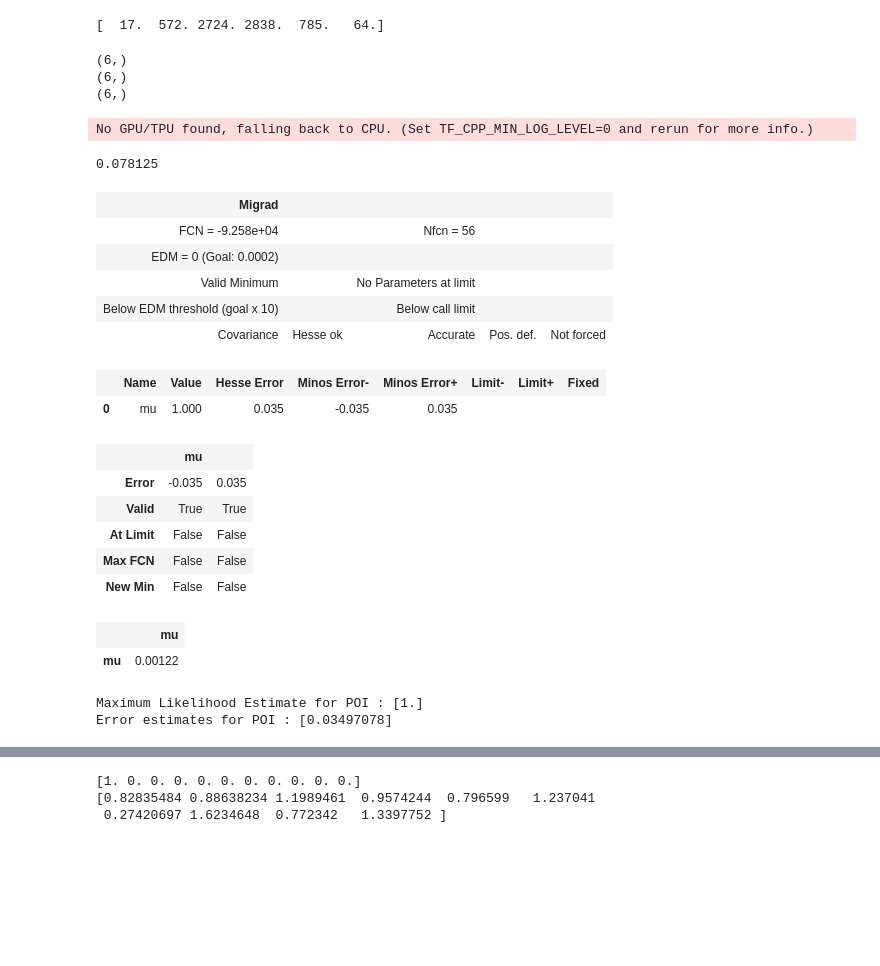
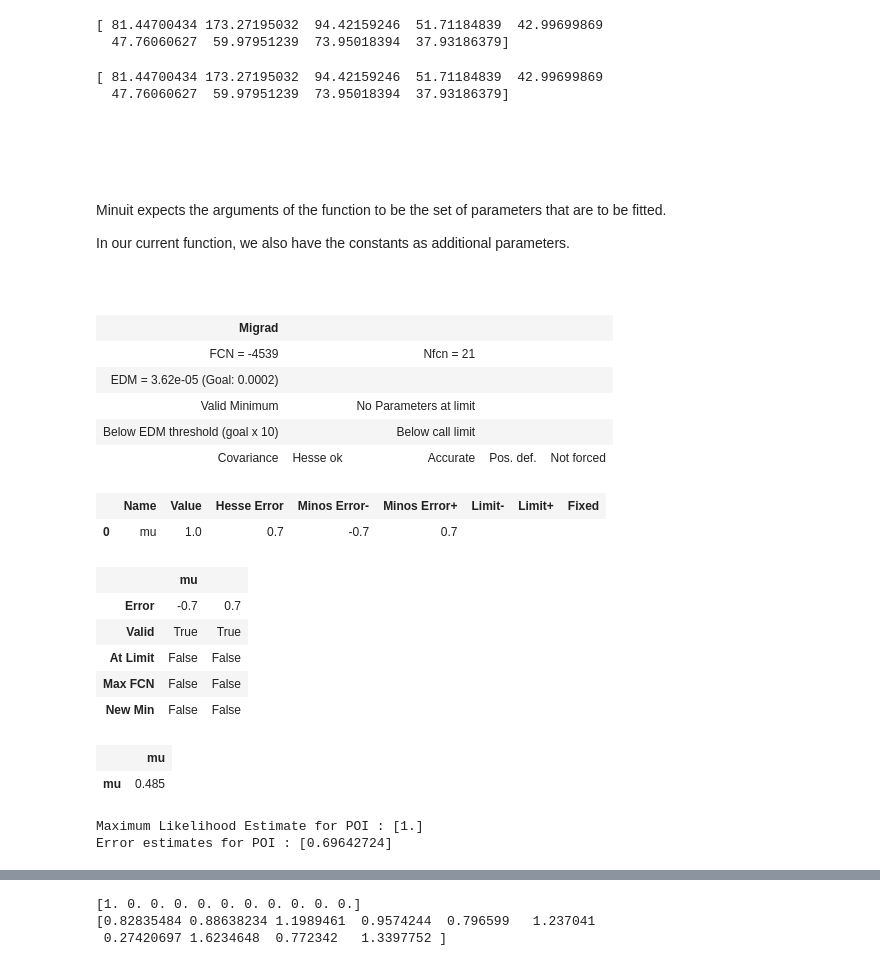
Before and after one commit to hsf-india-may2023/JAX_in_HEP, a Jupyter notebook: Exercise_2.ipynb, the cells around one changed output, grey strips where cells are left out. Cells and saved outputs as stored; diff of their text form; code cells hidden in the pictures; blank space fills up the shorter version.

```diff
--- a/Exercise_2.ipynb
+++ b/Exercise_2.ipynb
@@ -36,0 +3,23 @@ plt.yscale('log')
+# %%
+import numpy as np
+import jax.numpy as jnp
+from jax import jit
+import pandas as pd
+
+df_WW = pd.read_hdf('dataWW_wPred.h5', key='dataset')
+
+df_WW_Sig = df_WW[df_WW.label==1]
+df_WW_Bkg = df_WW[df_WW.label==0]
+# %%
+import numpy as np
+
+obs_sig = df_WW_Sig.BDT_pred.ravel()
+obs_bkg = df_WW_Bkg.BDT_pred.ravel()
+
+xmin = np.amin(obs_bkg)
+xmax = np.amax(obs_sig)
+
+bins = np.linspace(xmin, xmax, num=10)
+
+hist_sig, _ = np.histogram(obs_sig, bins, weights=df_WW_Sig.mcWeight)
+hist_bkg, _ = np.histogram(obs_bkg, bins, weights=df_WW_Bkg.mcWeight)
@@ -47,14 +62,13 @@ def sigma(mu, hist_sig, hist_bkg):
 # %%
 print(sigma(1.0, hist_sig, hist_bkg))
 # %% [output]
-[  17.  572. 2724. 2838.  785.   64.]
+[ 81.44700434 173.27195032  94.42159246  51.71184839  42.99699869
+  47.76060627  59.97951239  73.95018394  37.93186379]
 # %%
+# The so called Asimov expected events (the exact number of events we would expect to observe if our hypothesis is correct)
 N_obs_Asimov = hist_sig + hist_bkg
-print(N_obs_Asimov.shape)
-print(hist_sig.shape)
-print(hist_bkg.shape)
+print(N_obs_Asimov)
 # %% [output]
-(6,)
-(6,)
-(6,)
+[ 81.44700434 173.27195032  94.42159246  51.71184839  42.99699869
+  47.76060627  59.97951239  73.95018394  37.93186379]
 # %%
@@ -65,9 +81,14 @@ def NLL(mu, hist_sig, hist_bkg, N_obs_Asimov):
     llr = jnp.array([-2*N_obs_Asimov*jnp.log(sigma_mu)+2*sigma_mu]).sum()
 
     return llr
-# %%
-print( NLL( 1.01, hist_sig, hist_bkg, N_obs_Asimov ) - NLL( 1.0, hist_sig, hist_bkg, N_obs_Asimov ) )
-# %% [output]
-No GPU/TPU found, falling back to CPU. (Set TF_CPP_MIN_LOG_LEVEL=0 and rerun for more info.)
-0.078125
+# %% [markdown]
+<br>
+# %% [markdown]
+<br>
+# %% [markdown]
+Minuit expects the arguments of the function to be the set of parameters that are to be fitted.
+
+In our current function, we also have the constants as additional parameters.
+# %% [markdown]
+<br>
 # %%
@@ -77,30 +100,35 @@ def NLL_minuit(mu):
 # %%
 from iminuit import Minuit
 from jax import grad
 
+# Call the Minuit instance using the NLL_minuit test statistic function
+# The second argument is the array of starting values from which Minuit can start fitting the curve
+# Optionally, we can pass the exact gradient function, calculated using JAX, that Minuit can then use for a fit
 m1 = Minuit(jit(NLL_minuit), jnp.array([1.0]), grad=jit(grad(NLL_minuit)), name=['mu'])
+
+
 m1.errordef = Minuit.LEAST_SQUARES
-#m1.precision = 1e-7
+m1.precision = 1e-7
 m1.strategy = 2
 m1.migrad()
 m1.minos()
 # %% [output]
 | Migrad |  |  |  |  |
-| FCN = -9.258e+04 |  | Nfcn = 56 |  |  |
-| EDM = 0 (Goal: 0.0002) |  |  |  |  |
+| FCN = -4539 |  | Nfcn = 21 |  |  |
+| EDM = 3.62e-05 (Goal: 0.0002) |  |  |  |  |
 | Valid Minimum |  | No Parameters at limit |  |  |
 | Below EDM threshold (goal x 10) |  | Below call limit |  |  |
 | Covariance | Hesse ok | Accurate | Pos. def. | Not forced |
 |  | Name | Value | Hesse Error | Minos Error- | Minos Error+ | Limit- | Limit+ | Fixed |
-| 0 | mu | 1.000 | 0.035 | -0.035 | 0.035 |  |  |  |
+| 0 | mu | 1.0 | 0.7 | -0.7 | 0.7 |  |  |  |
 |  | mu |  |
-| Error | -0.035 | 0.035 |
+| Error | -0.7 | 0.7 |
 | Valid | True | True |
 | At Limit | False | False |
 | Max FCN | False | False |
 | New Min | False | False |
 |  | mu |
-| mu | 0.00122 |
+| mu | 0.485 |
 # %%
 # We can get the best-fit values straight from iMinuit!
 
@@ -108,7 +136,7 @@ print("Maximum Likelihood Estimate for POI : "+str(np.array(m1.values)))
 print(f"Error estimates for POI : "+str(np.array(m1.errors)))
 # %% [output]
 Maximum Likelihood Estimate for POI : [1.]
-Error estimates for POI : [0.03497078]
+Error estimates for POI : [0.69642724]
 # %%
 %%timeit
 
```
Also changed, not shown: parts of 22 cells of this notebook, 3 other files.
